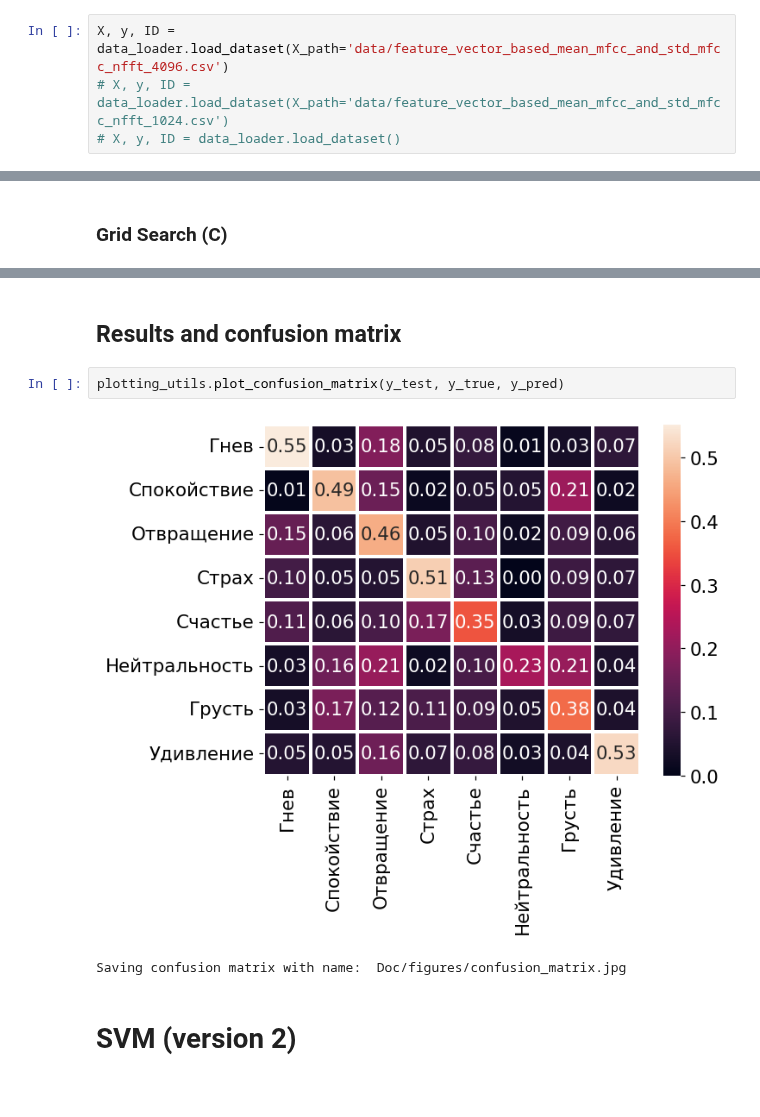
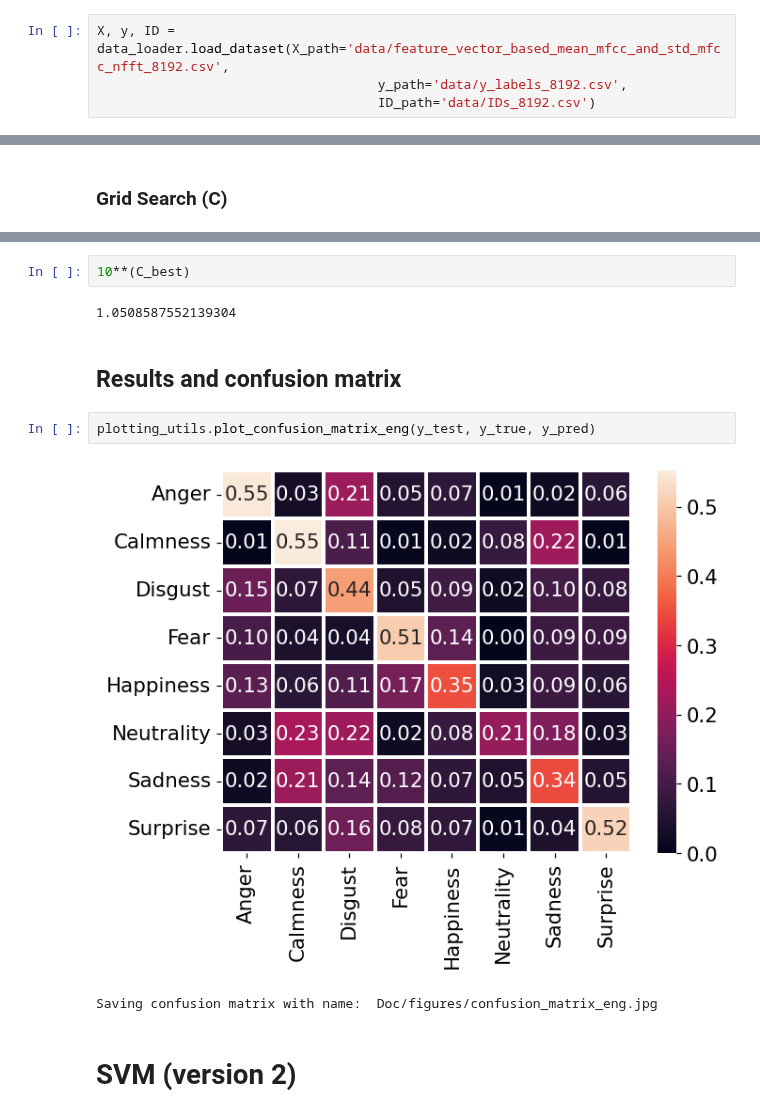
Before and after one commit to vortex2894/speech-emotion-recognition-system, a Jupyter notebook: ser-using-linear-svm-and-mfcc.ipynb, the cells around one changed output, grey strips where cells are left out. Saved outputs shown, nothing was run; the diff lists cells and outputs as text.

Commit message:
main: experiment with different MFCC frame length; try grid search with polynomial kernel

```diff
--- a/ser-using-linear-svm-and-mfcc.ipynb
+++ b/ser-using-linear-svm-and-mfcc.ipynb
@@ -28,5 +17,5 @@ ID.shape =  (1440, 1)
 # %%
-X, y, ID = data_loader.load_dataset(X_path='data/feature_vector_based_mean_mfcc_and_std_mfcc_nfft_4096.csv')
-# X, y, ID = data_loader.load_dataset(X_path='data/feature_vector_based_mean_mfcc_and_std_mfcc_nfft_1024.csv')
-# X, y, ID = data_loader.load_dataset()
+X, y, ID = data_loader.load_dataset(X_path='data/feature_vector_based_mean_mfcc_and_std_mfcc_nfft_8192.csv',
+                                    y_path='data/y_labels_8192.csv',
+                                    ID_path='data/IDs_8192.csv')
 # %% [output]
@@ -86,10 +87,14 @@ plt.ylabel('UAR')
+# %%
+10**(C_best)
+# %% [output]
+1.0508587552139304
 # %% [markdown]
 ## Results and confusion matrix
 # %%
-plotting_utils.plot_confusion_matrix(y_test, y_true, y_pred)
+plotting_utils.plot_confusion_matrix_eng(y_test, y_true, y_pred)
 # %% [output]
-[figure, old version]
+[figure, new version]
-Saving confusion matrix with name:  Doc/figures/confusion_matrix.jpg
+Saving confusion matrix with name:  Doc/figures/confusion_matrix_eng.jpg
 # %% [markdown]
 # SVM (version 2)
 # %%
```
Also changed, not shown: parts of 9 cells of this notebook, 20 other files.
